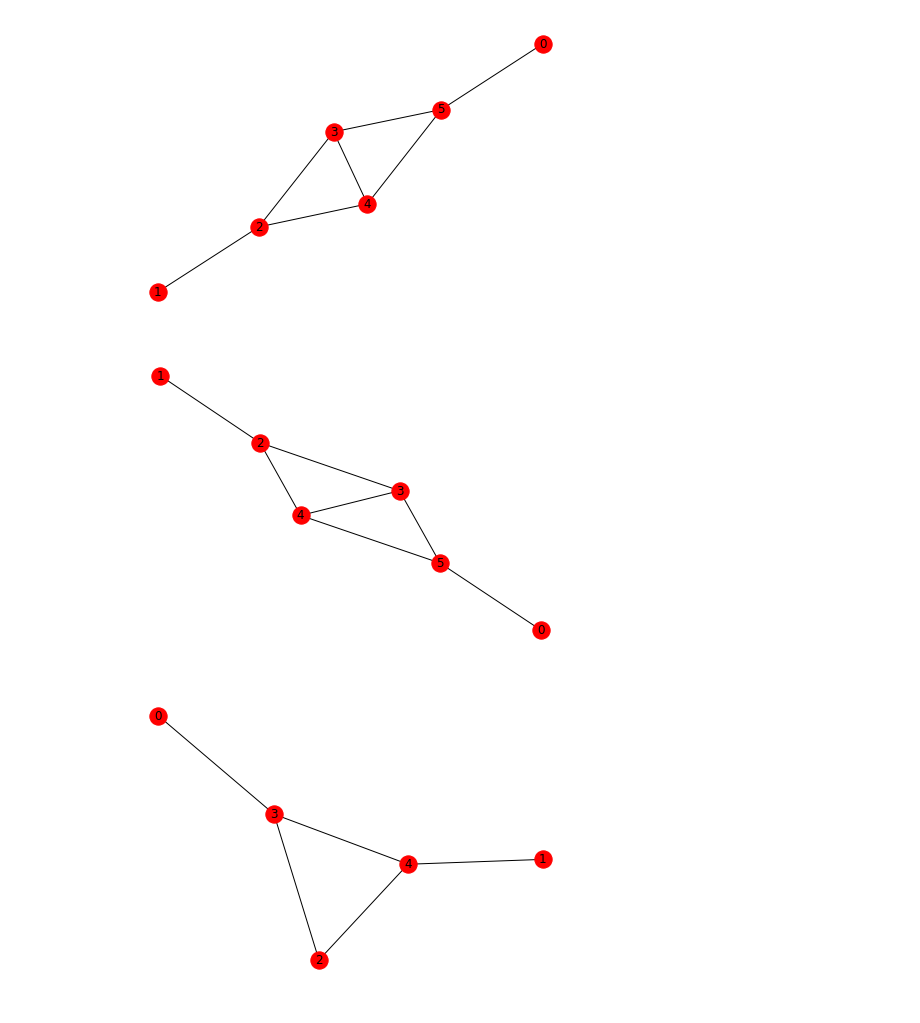
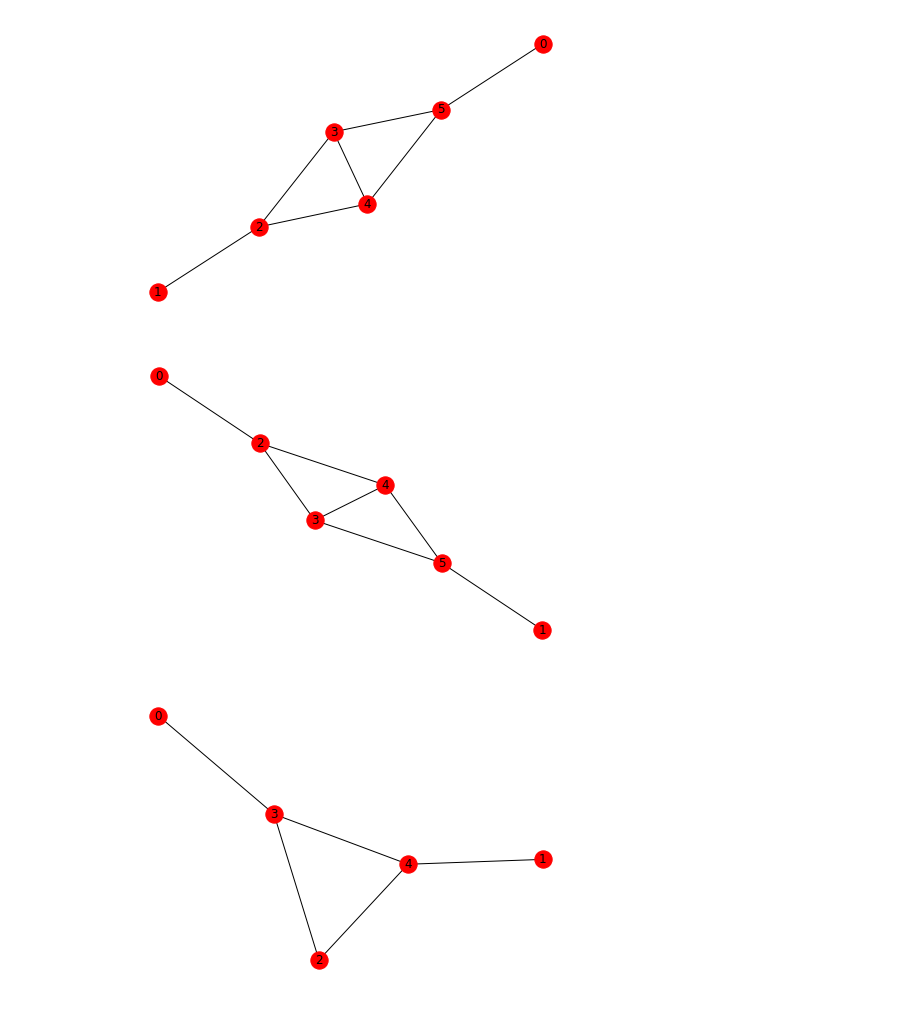
Before and after one commit to ta-rekt/motif-discovery, a Jupyter notebook: src/testing.ipynb, the cells around one changed output. Saved outputs shown, nothing was run; the diff lists cells and outputs as text; code cells hidden in the pictures.

```diff
--- a/src/testing.ipynb
+++ b/src/testing.ipynb
@@ -162,10 +159,11 @@ nx.draw(H, with_labels=True)
 # %% [output]
 [figure]
 # %%
-G = parseStringToGraph('[[0,5], [5,4], [4,3], [4,2], [3,5], [3,2], [2,1]]')
+G = parseStringToGraph('[[0,2], [2,4], [4,3], [4,5], [3,2], [3,5], [5,1]]')
+G = fns.relabelByDegree(G)
 nx.draw(G, with_labels=True)
 # %% [output]
-[figure, old version]
+[figure, new version]
 # %%
 # H = parseStringToGraph('[[1,2], [2,3], [3,4], [3,5], [4,2], [4,5], [5,0]]')
 # G = parseStringToGraph('[[1,2], [2,3], [3,4], [3,5], [4,2], [4,5], [5,0]]')
```
Also changed, not shown: parts of 2 cells of this notebook, 1 other file.
